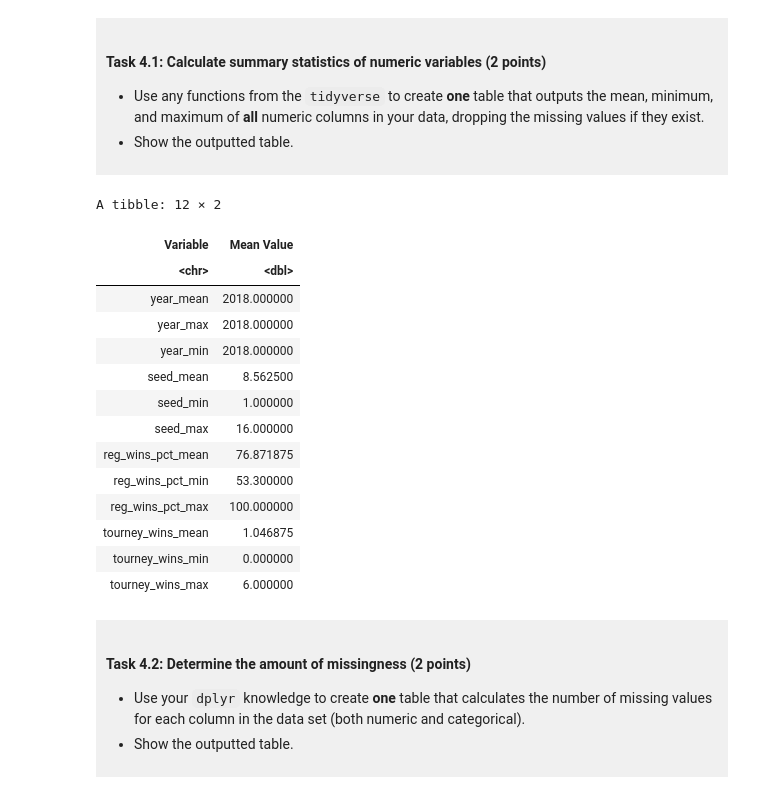
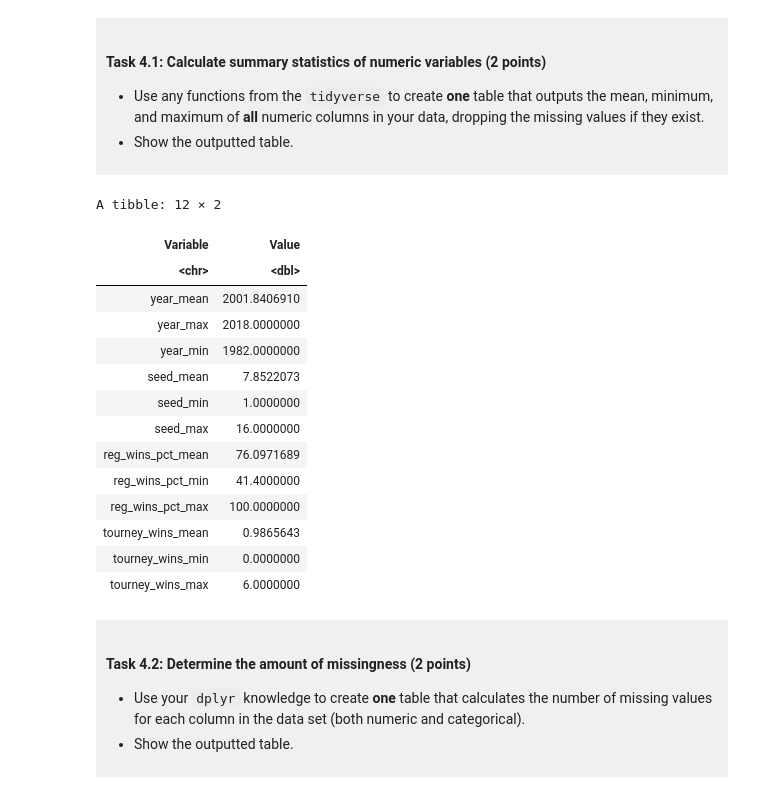
Before and after one commit to Ianlaw987/dsci-100-project-Ian-Law, a Jupyter notebook: dsci-100-project-notebook.ipynb, the cells around one changed output. Cells and saved outputs as stored; diff of their text form; code cells hidden in the pictures.

```diff
--- a/dsci-100-project-notebook.ipynb
+++ b/dsci-100-project-notebook.ipynb
@@ -273,40 +274,40 @@ You will refine your research question (if needed) and produce a tidy data set.
 </div>
 # %%
 mm_summary<- mm_tidy|>
-summarize(year_mean = mean(year, na.rm = TRUE),
+summarize(year_mean = mean(year, na.rm = TRUE), #finds the mean, max, min for year
          year_max = max(year, na.rm = TRUE),
          year_min = min(year, na.rm = TRUE),
-           seed_mean = mean(seed, na.rm = TRUE),
+           seed_mean = mean(seed, na.rm = TRUE),#finds the mean, max, min for seed
     seed_min = min(seed, na.rm = TRUE),
     seed_max = max(seed, na.rm = TRUE),
-    reg_wins_pct_mean = mean(reg_wins_pct, na.rm = TRUE),
+    reg_wins_pct_mean = mean(reg_wins_pct, na.rm = TRUE),#finds the mean, max, min for regular season win percentage
     reg_wins_pct_min = min(reg_wins_pct, na.rm = TRUE),
     reg_wins_pct_max = max(reg_wins_pct, na.rm = TRUE),
-    tourney_wins_mean = mean(tourney_wins, na.rm = TRUE),
+    tourney_wins_mean = mean(tourney_wins, na.rm = TRUE),#finds the mean, max, min for tournament wins
     tourney_wins_min = min(tourney_wins, na.rm = TRUE),
     tourney_wins_max = max(tourney_wins, na.rm = TRUE))
 
 mm_summary_tidy<- pivot_longer(mm_summary,
-             cols = year_mean:tourney_wins_max,
-             names_to = "Variable",
-             values_to = " Mean Value")
+             cols = year_mean:tourney_wins_max, # select all the columns that I want to reorganize
+             names_to = "Variable", # new column that now holds the old column names
+             values_to = "Value") #new column that holds the numbers
 mm_summary_tidy
 # %% [output]
 A tibble: 12 × 2
-| Variable | Mean Value |
+| Variable | Value |
 | <chr> | <dbl> |
-| year_mean | 2018.000000 |
-| year_max | 2018.000000 |
-| year_min | 2018.000000 |
-| seed_mean | 8.562500 |
-| seed_min | 1.000000 |
-| seed_max | 16.000000 |
-| reg_wins_pct_mean | 76.871875 |
-| reg_wins_pct_min | 53.300000 |
-| reg_wins_pct_max | 100.000000 |
-| tourney_wins_mean | 1.046875 |
-| tourney_wins_min | 0.000000 |
-| tourney_wins_max | 6.000000 |
+| year_mean | 2001.8406910 |
+| year_max | 2018.0000000 |
+| year_min | 1982.0000000 |
+| seed_mean | 7.8522073 |
+| seed_min | 1.0000000 |
+| seed_max | 16.0000000 |
+| reg_wins_pct_mean | 76.0971689 |
+| reg_wins_pct_min | 41.4000000 |
+| reg_wins_pct_max | 100.0000000 |
+| tourney_wins_mean | 0.9865643 |
+| tourney_wins_min | 0.0000000 |
+| tourney_wins_max | 6.0000000 |
 # %% [markdown]
 <div style="background-color: #f0f0f0; padding: 10px;">
 
```
Also changed, not shown: parts of 13 cells of this notebook.
